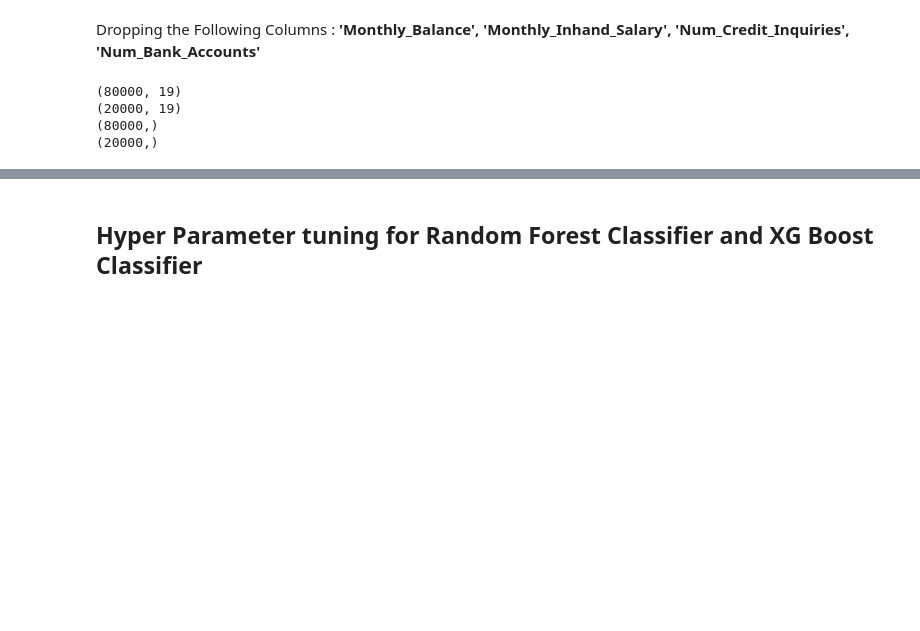
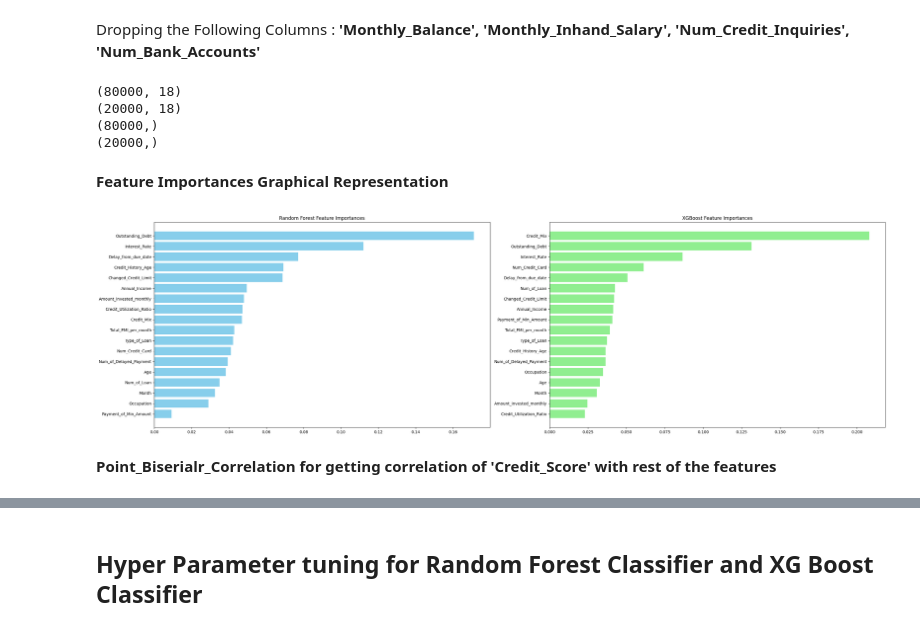
Before and after one commit to AdityaSingh1574/Credit-Status-Classifier-Model-Development, a Jupyter notebook: credit_score_classification_MODEL (5).ipynb, the cells around one changed output, grey strips where cells are left out. Drawn from its saved outputs; the diff is of its cells as text; code cells hidden in the pictures; blank space fills up the shorter version.

Commit message:
added readme and plots

```diff
--- a/credit_score_classification_MODEL (5).ipynb
+++ b/credit_score_classification_MODEL (5).ipynb
@@ -1820,7 +1853,7 @@ Parameters: { "use_label_encoder" } are not used.
 # %% [markdown]
 Dropping the Following Columns : **'Monthly_Balance', 'Monthly_Inhand_Salary', 'Num_Credit_Inquiries', 'Num_Bank_Accounts'**
 # %%
-final_drop_columns =  [ 'Monthly_Balance', 'Monthly_Inhand_Salary', 'Num_Credit_Inquiries', 'Num_Bank_Accounts']
+final_drop_columns =  [ 'Monthly_Balance', 'Monthly_Inhand_Salary', 'Num_Credit_Inquiries', 'Num_Bank_Accounts', 'Payment_Behaviour']
 X = X.drop(final_drop_columns,axis=1)
 # %%
 X_train, X_test, y_train, y_test = train_test_split(X, y, test_size=0.2, random_state=17,stratify=y)
@@ -1829,7 +1862,9 @@ print(X_test.shape)
 print(y_train.shape)
 print(y_test.shape)
 # %% [output]
-(80000, 19)
-(20000, 19)
+(80000, 18)
+(20000, 18)
 (80000,)
 (20000,)
+# %% [markdown]
+**Feature Importances Graphical Representation**
@@ -1835,0 +1874,2 @@ print(y_test.shape)
+# %%
+features = list(X.columns)
@@ -1835,0 +1927,27 @@ print(y_test.shape)
+# %%
+fig, axes = plt.subplots(nrows=1, ncols=2, figsize=(28, 8))
+
+# Random Forest Feature Importances, sorted
+importance_df_sorted_rf = importance_df.sort_values(by='RandomForest', ascending=True)
+axes[0].barh(importance_df_sorted_rf['Feature'], importance_df_sorted_rf['RandomForest'], color='skyblue')
+axes[0].set_title('Random Forest Feature Importances')
+
+# XGBoost Feature Importances, sorted
+importance_df_sorted_xgb = importance_df.sort_values(by='XGBoost', ascending=True)
+axes[1].barh(importance_df_sorted_xgb['Feature'], importance_df_sorted_xgb['XGBoost'], color='lightgreen')
+axes[1].set_title('XGBoost Feature Importances')
+
+
+folder_path = 'plots'
+
+# Save the figure
+file_path = os.path.join(folder_path, 'xgboost_random_forst_feature_importance.png')
+plt.savefig(file_path, format='png', dpi=450)  # dpi can be adjusted for higher resolution
+
+
+plt.tight_layout()
+plt.show()
+# %% [output]
+[figure, added]
+# %% [markdown]
+**Point_Biserialr_Correlation for getting correlation of 'Credit_Score' with rest of the features**
```
Also changed, not shown: parts of 12 cells of this notebook, 2 other files.
